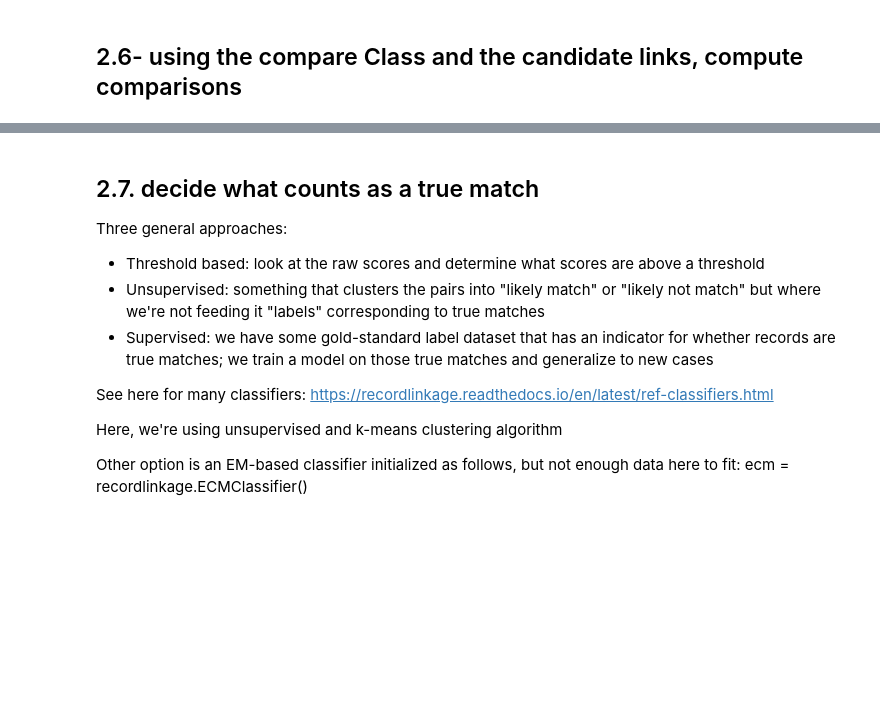
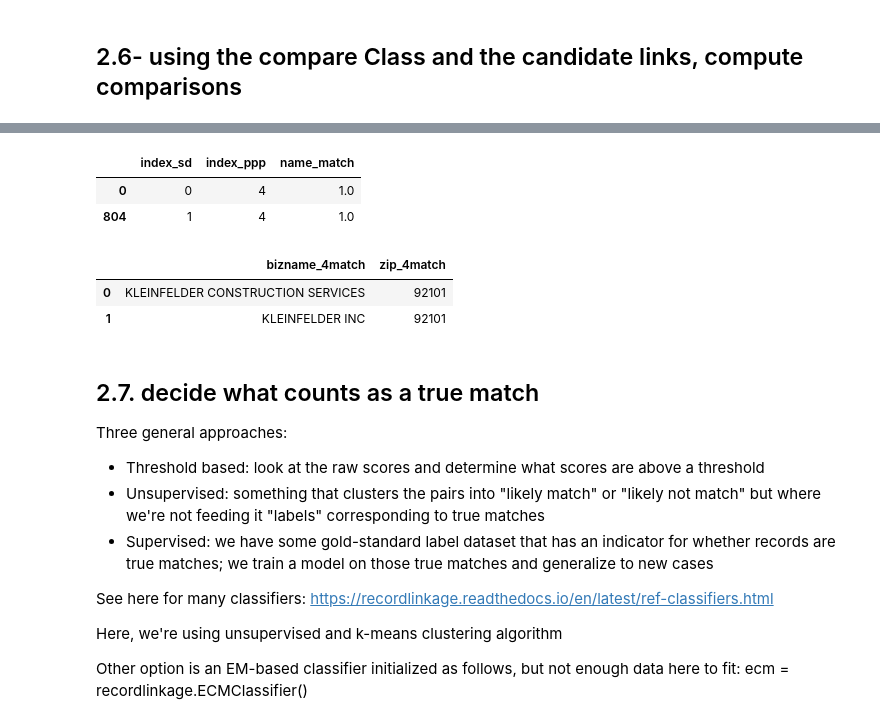
Before and after one commit to rebeccajohnson88/qss20_slides_activities, a Jupyter notebook: activities/w22_activities/solutions/05_merging_fuzzy_codeexample.ipynb, the cells around one changed output, grey strips where cells are left out. Drawn from its saved outputs; the diff is of its cells as text; code cells hidden in the pictures; blank space fills up the shorter version.

```diff
--- a/activities/w22_activities/solutions/05_merging_fuzzy_codeexample.ipynb
+++ b/activities/w22_activities/solutions/05_merging_fuzzy_codeexample.ipynb
@@ -302,3 +439,25 @@ sd.loc[sd.index.isin(poss_klein.index_sd),
+# %%
+
+## get the ppp row index of the Kleinfelder group business
+index_klein = ppp.index[ppp.bizname_4match == "THE KLEINFELDER GROUP INC"]
+
+## using the dataframe version of compare, look for
+## sd data indices of matches
+poss_klein = compare_vectors_df[\
+                compare_vectors_df.index_ppp.isin(index_klein) &
+                compare_vectors_df.name_match == 1]
+poss_klein
+
+## print results
+sd.loc[sd.index.isin(poss_klein.index_sd),
+      ['bizname_4match', 'zip_4match']]
+# %% [output]
+|  | index_sd | index_ppp | name_match |
+| 0 | 0 | 4 | 1.0 |
+| 804 | 1 | 4 | 1.0 |
+|  | bizname_4match | zip_4match |
+| 0 | KLEINFELDER CONSTRUCTION SERVICES | 92101 |
+| 1 | KLEINFELDER INC | 92101 |
 # %% [markdown]
 ## 2.7. decide what counts as a true match
 
```
Also changed, not shown: parts of 19 cells of this notebook, 1 other file.
